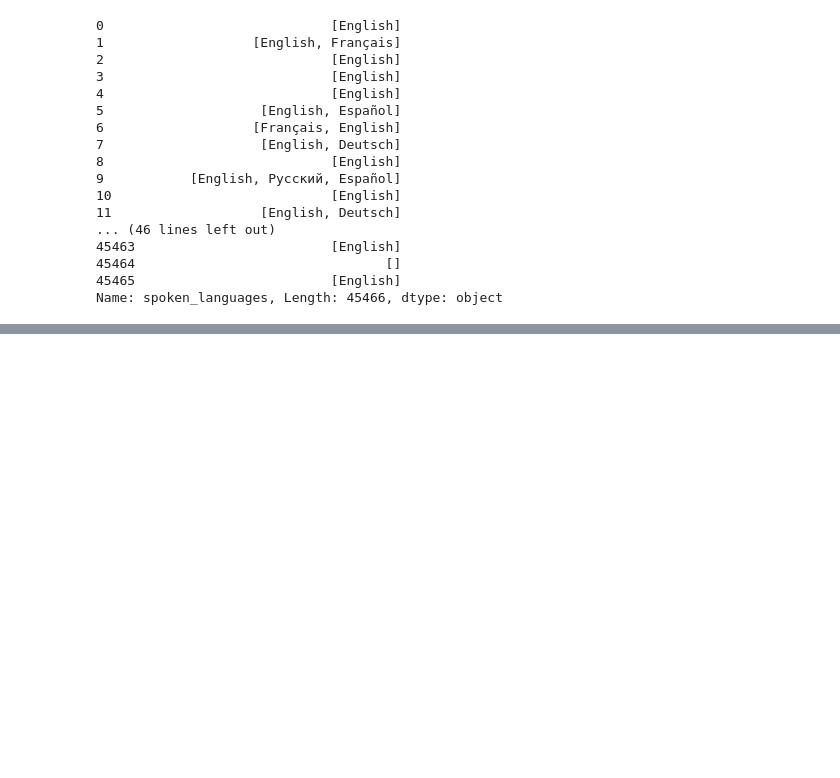
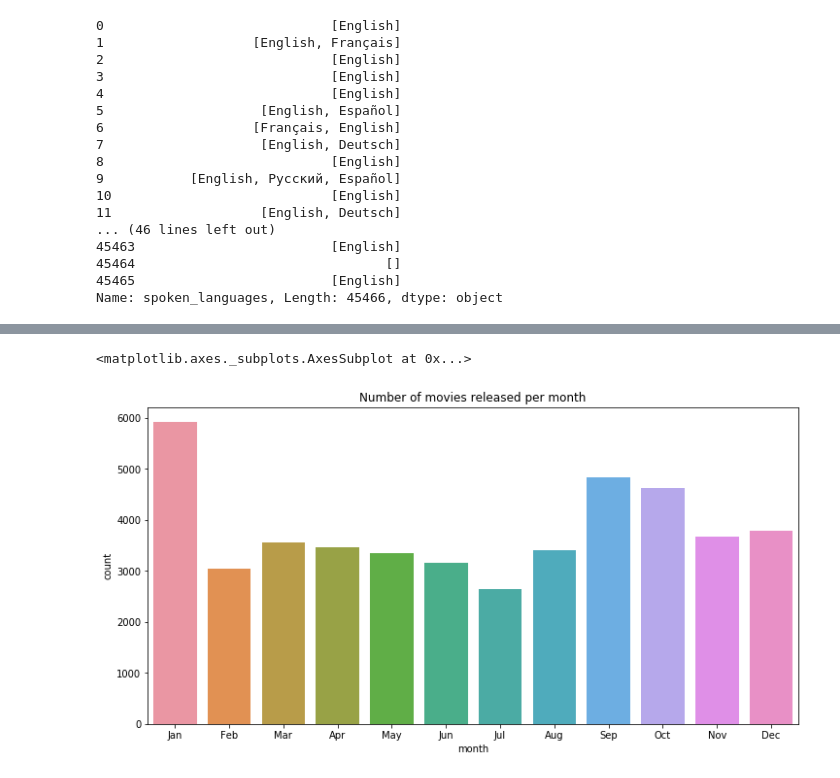
Before and after one commit to nikhil0410/movie-recommender, a Jupyter notebook: Movie Recommender System(EDA).ipynb, the cells around one changed output, grey strips where cells are left out. Cells and saved outputs as stored; diff of their text form; code cells hidden in the pictures; blank space fills up the shorter version.

```diff
--- a/Movie Recommender System(EDA).ipynb
+++ b/Movie Recommender System(EDA).ipynb
@@ -453,0 +505,18 @@ Name: spoken_languages, Length: 45466, dtype: object
+# %%
+def get_day(x):
+    try:
+        year, month, day = (int(i) for i in x.split('-'))
+        answer = datetime.date(year, month, day).weekday()
+        return day_order[answer]
+    except:
+        return np.nan
+# %%
+def get_month(x):
+    try:
+        return month[int(str(x).split('-')[1]) - 1]
+    except:
+        return np.nan
+# %%
+
+df['day'] = df['release_date'].apply(get_day)
+df['month'] = pd.to_datetime(df['release_date'],errors='coerce').apply(get_month)
@@ -453,0 +541,8 @@ Name: spoken_languages, Length: 45466, dtype: object
+# %%
+plt.figure(figsize=(12,6))
+plt.title('Number of movies released per month')
+sns.countplot(x='month', data=df, order=month)
+plt.show()
+# %% [output]
+<matplotlib.axes._subplots.AxesSubplot at 0x...>
+[figure, added]
```
Also changed, not shown: parts of 20 cells of this notebook.
